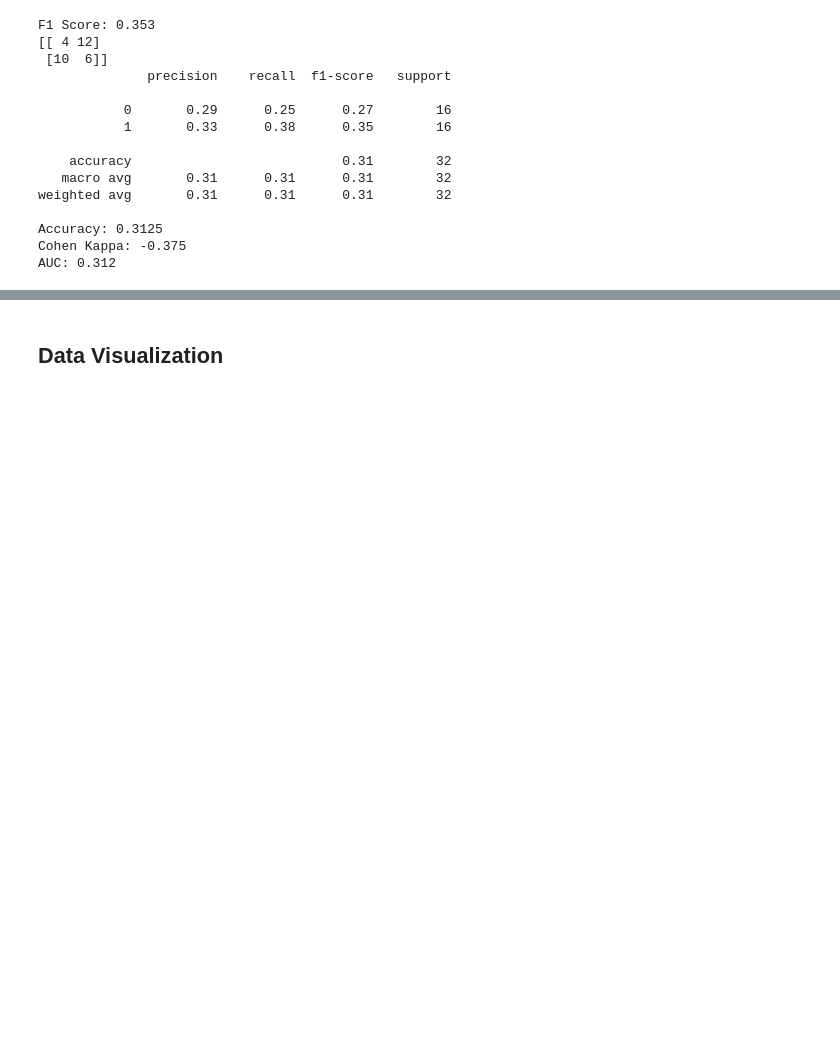
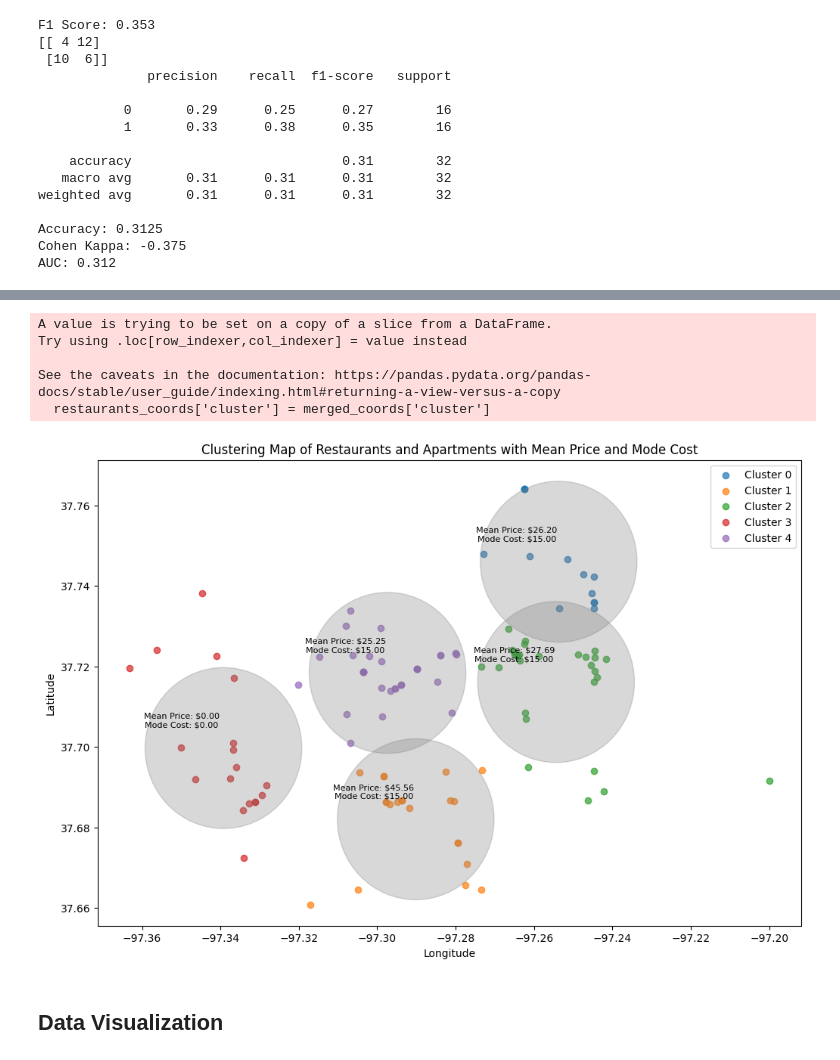
Before and after one commit to MarshallMor/Data-Science-Project, a Jupyter notebook: Group 5 Milestone 2.ipynb, the cells around one changed output, grey strips where cells are left out. Cells and saved outputs as stored; diff of their text form; code cells hidden in the pictures; blank space fills up the shorter version.

```diff
--- a/Group 5 Milestone 2.ipynb
+++ b/Group 5 Milestone 2.ipynb
@@ -440,3 +478,76 @@ AUC: 0.312
+# %%
+import pandas as pd
+from sklearn.cluster import KMeans
+import matplotlib.pyplot as plt
+import numpy as np
+
+# Load datasets
+restaurants_df = pd.read_csv("restaurants_with_geolocation.csv")
+apartments_df = pd.read_csv("apartments_with_geolocation.csv")
+
+# Concatenate latitude and longitude columns for clustering
+restaurants_coords = restaurants_df[['LATITUDE', 'LONGITUDE', 'MIN_COST', 'MAX_COST']]
+apartments_coords = apartments_df[['LATITUDE', 'LONGITUDE']]
+merged_coords = pd.concat([restaurants_coords, apartments_coords], ignore_index=True)
+
+# Fill missing values in MIN_COST and MAX_COST columns with 0
+restaurants_coords.loc[:, 'MIN_COST'] = restaurants_coords['MIN_COST'].fillna(0)
+restaurants_coords.loc[:, 'MAX_COST'] = restaurants_coords['MAX_COST'].fillna(0)
+
+# Convert MIN_COST and MAX_COST to int type
+restaurants_coords.loc[:, 'MIN_COST'] = restaurants_coords['MIN_COST'].astype(int)
+restaurants_coords.loc[:, 'MAX_COST'] = restaurants_coords['MAX_COST'].astype(int)
+
+# Perform K-means clustering
+num_clusters = 5  # Number of clusters (you can adjust this as needed)
+kmeans = KMeans(n_clusters=num_clusters, random_state=42)
+merged_coords['cluster'] = kmeans.fit_predict(merged_coords[['LATITUDE', 'LONGITUDE']])
+
+# Add 'cluster' column to restaurants_coords DataFrame
+restaurants_coords['cluster'] = merged_coords['cluster']
+
+# Calculate mean price of apartments within each cluster
+cluster_mean_prices = merged_coords.groupby('cluster')[['MIN_COST', 'MAX_COST']].mean().sum(axis=1)
+
+# Calculate mode of cost range for restaurants within each cluster
+cluster_mode_costs = []
+for cluster_id in range(num_clusters):
+    cluster_restaurants = restaurants_coords[restaurants_coords['cluster'] == cluster_id]
+    if not cluster_restaurants.empty:
+        mode_min_cost = cluster_restaurants['MIN_COST'].mode().values[0]
+        mode_max_cost = cluster_restaurants['MAX_COST'].mode().values[0]
+        cluster_mode_costs.append((mode_min_cost + mode_max_cost) / 2)
+    else:
+        # Handle empty cluster
+        cluster_mode_costs.append(0)  # Assign a default value
+
+# Plot the clustering map with circles and color-coded clusters
+fig, ax = plt.subplots(figsize=(12, 8))
+
+for cluster_id in range(num_clusters):
+    cluster_data = merged_coords[merged_coords['cluster'] == cluster_id]
+    ax.scatter(cluster_data['LONGITUDE'], cluster_data['LATITUDE'], alpha=0.7, label=f'Cluster {cluster_id}')
+    cluster_center = kmeans.cluster_centers_[cluster_id]
+    cluster_mean_price = cluster_mean_prices.loc[cluster_id]
+    cluster_mode_cost = cluster_mode_costs[cluster_id]
+    ax.add_patch(plt.Circle((cluster_center[1], cluster_center[0]), radius=0.02, color='gray', alpha=0.3))
+    ax.annotate(f"Mean Price: ${cluster_mean_price:.2f}\nMode Cost: ${cluster_mode_cost:.2f}",
+                (cluster_center[1], cluster_center[0]),
+                xytext=(-40, 20), textcoords='offset points', ha='center', fontsize=8, color='black')
+
+ax.set_title("Clustering Map of Restaurants and Apartments with Mean Price and Mode Cost")
+ax.set_xlabel("Longitude")
+ax.set_ylabel("Latitude")
+ax.legend()
+
+plt.show()
+# %% [output]
+A value is trying to be set on a copy of a slice from a DataFrame.
+Try using .loc[row_indexer,col_indexer] = value instead
+
+See the caveats in the documentation: https://pandas.pydata.org/pandas-docs/stable/user_guide/indexing.html#returning-a-view-versus-a-copy
+  restaurants_coords['cluster'] = merged_coords['cluster']
+[figure, added]
 # %% [markdown]
 ## Data Visualization
 # %%
```
Also changed, not shown: parts of 2 cells of this notebook.
